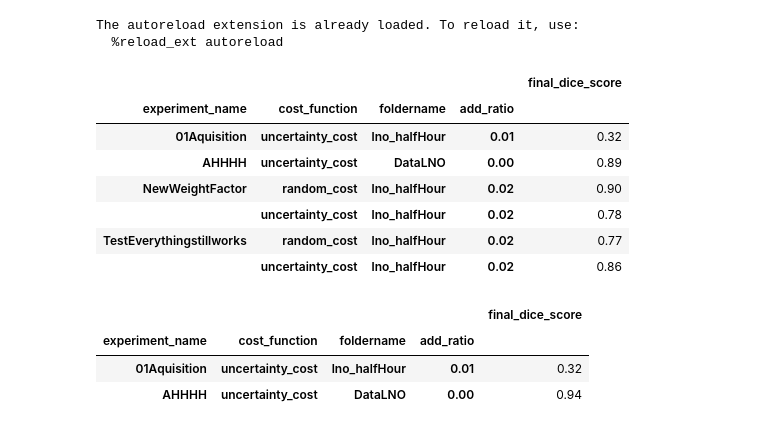
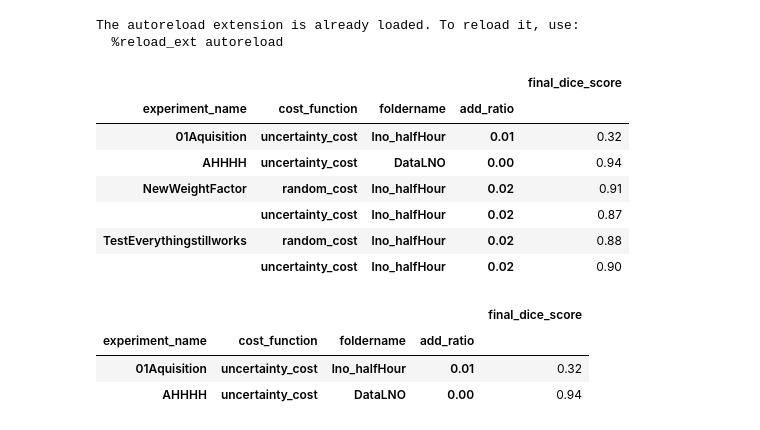
Before and after one commit to laura-rieger/segmenter, a Jupyter notebook: src/Results.ipynb, the cells around one changed output. Cells and saved outputs as stored; diff of their text form; code cells hidden in the pictures.

```diff
--- a/src/Results.ipynb
+++ b/src/Results.ipynb
@@ -42,21 +42,21 @@ The autoreload extension is already loaded. To reload it, use:
 # %%
 fnames = sorted([oj(config['PATHS']['model_path'] , fname) for fname in os.listdir(config['PATHS']['model_path'] ) if "pkl" in fname])
 results_list = [pd.Series(pkl.load(open(fname, "rb"))) for fname in (fnames)]
 
 results = pd.concat(results_list, axis=1).T.infer_objects()
 
 results.experiment_name.unique()
 results['best_val_score'] = [max(x) for x in results.val_scores]
-results[['foldername',  'final_dice_score','cost_function', 'add_ratio','experiment_name']].groupby([ 'experiment_name', 'cost_function','foldername','add_ratio', ]).min()
+results[['foldername',  'final_dice_score','cost_function', 'add_ratio','experiment_name']].groupby([ 'experiment_name', 'cost_function','foldername','add_ratio', ]).mean()
 # %% [output]
 |  |  |  |  | final_dice_score |
 | experiment_name | cost_function | foldername | add_ratio |  |
 | 01Aquisition | uncertainty_cost | lno_halfHour | 0.01 | 0.32 |
-| AHHHH | uncertainty_cost | DataLNO | 0.00 | 0.89 |
-| NewWeightFactor | random_cost | lno_halfHour | 0.02 | 0.90 |
-|  | uncertainty_cost | lno_halfHour | 0.02 | 0.78 |
-| TestEverythingstillworks | random_cost | lno_halfHour | 0.02 | 0.77 |
-|  | uncertainty_cost | lno_halfHour | 0.02 | 0.86 |
+| AHHHH | uncertainty_cost | DataLNO | 0.00 | 0.94 |
+| NewWeightFactor | random_cost | lno_halfHour | 0.02 | 0.91 |
+|  | uncertainty_cost | lno_halfHour | 0.02 | 0.87 |
+| TestEverythingstillworks | random_cost | lno_halfHour | 0.02 | 0.88 |
+|  | uncertainty_cost | lno_halfHour | 0.02 | 0.90 |
 # %%
 fnames = sorted([oj(config['PATHS']['model_path'] , fname) for fname in os.listdir(config['PATHS']['model_path'] ) if "pkl" in fname])
 results_list = [pd.Series(pkl.load(open(fname, "rb"))) for fname in (fnames)]
```
Also changed, not shown: 1 other file.
